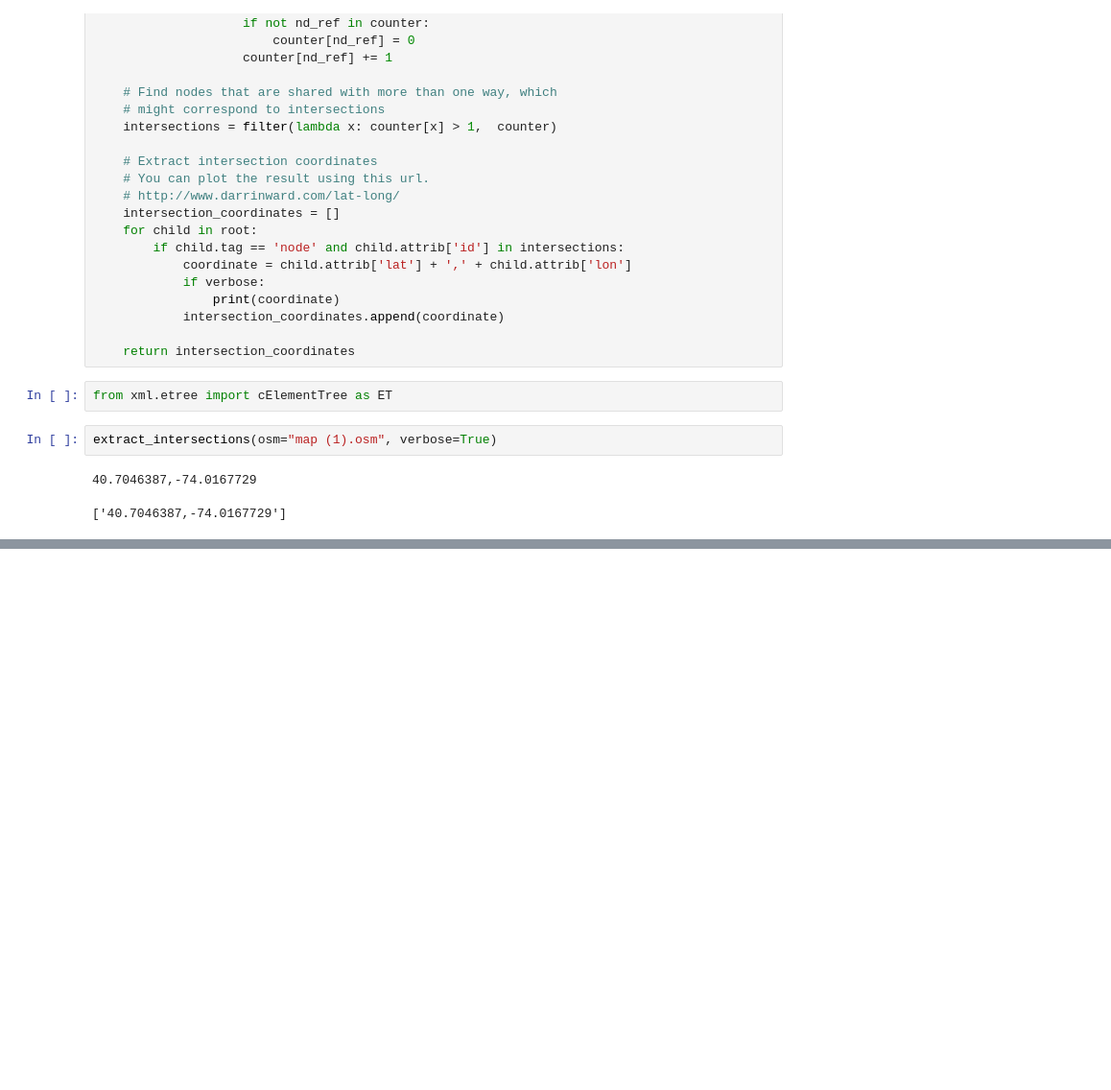
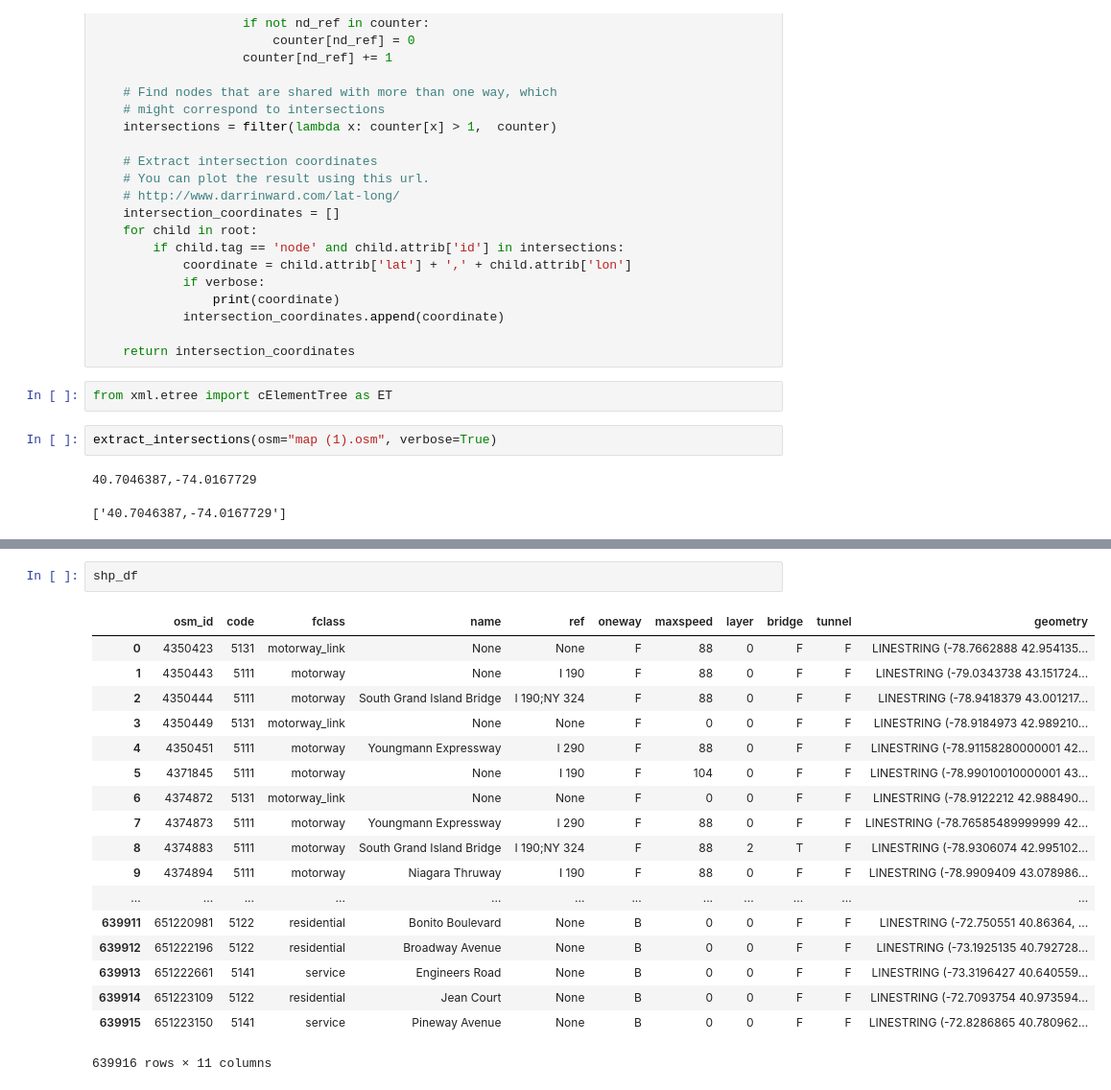
Before and after one commit to chenshuxiao/streetmap, a Jupyter notebook: Judge-Intersection.ipynb, the cells around one changed output, grey strips where cells are left out. Shown: that part at 96% size. Cells and saved outputs as stored; diff of their text form; blank space fills up the shorter version.

```diff
--- a/Judge-Intersection.ipynb
+++ b/Judge-Intersection.ipynb
@@ -98,0 +84,21 @@ soup
+# %%
+shp_df
+# %% [output]
+|  | osm_id | code | fclass | name | ref | oneway | maxspeed | layer | bridge | tunnel | geometry |
+| 0 | 4350423 | 5131 | motorway_link | None | None | F | 88 | 0 | F | F | LINESTRING (-78.7662888 42.954135... |
+| 1 | 4350443 | 5111 | motorway | None | I 190 | F | 88 | 0 | F | F | LINESTRING (-79.0343738 43.151724... |
+| 2 | 4350444 | 5111 | motorway | South Grand Island Bridge | I 190;NY 324 | F | 88 | 0 | F | F | LINESTRING (-78.9418379 43.001217... |
+| 3 | 4350449 | 5131 | motorway_link | None | None | F | 0 | 0 | F | F | LINESTRING (-78.9184973 42.989210... |
+| 4 | 4350451 | 5111 | motorway | Youngmann Expressway | I 290 | F | 88 | 0 | F | F | LINESTRING (-78.91158280000001 42... |
+| 5 | 4371845 | 5111 | motorway | None | I 190 | F | 104 | 0 | F | F | LINESTRING (-78.99010010000001 43... |
+| 6 | 4374872 | 5131 | motorway_link | None | None | F | 0 | 0 | F | F | LINESTRING (-78.9122212 42.988490... |
+| 7 | 4374873 | 5111 | motorway | Youngmann Expressway | I 290 | F | 88 | 0 | F | F | LINESTRING (-78.76585489999999 42... |
+| 8 | 4374883 | 5111 | motorway | South Grand Island Bridge | I 190;NY 324 | F | 88 | 2 | T | F | LINESTRING (-78.9306074 42.995102... |
+| 9 | 4374894 | 5111 | motorway | Niagara Thruway | I 190 | F | 88 | 0 | F | F | LINESTRING (-78.9909409 43.078986... |
+| ... | ... | ... | ... | ... | ... | ... | ... | ... | ... | ... | ... |
+| 639911 | 651220981 | 5122 | residential | Bonito Boulevard | None | B | 0 | 0 | F | F | LINESTRING (-72.750551 40.86364, ... |
+| 639912 | 651222196 | 5122 | residential | Broadway Avenue | None | B | 0 | 0 | F | F | LINESTRING (-73.1925135 40.792728... |
+| 639913 | 651222661 | 5141 | service | Engineers Road | None | B | 0 | 0 | F | F | LINESTRING (-73.3196427 40.640559... |
+| 639914 | 651223109 | 5122 | residential | Jean Court | None | B | 0 | 0 | F | F | LINESTRING (-72.7093754 40.973594... |
+| 639915 | 651223150 | 5141 | service | Pineway Avenue | None | B | 0 | 0 | F | F | LINESTRING (-72.8286865 40.780962... |
+639916 rows × 11 columns
```
Also changed, not shown: parts of 19 cells of this notebook.
